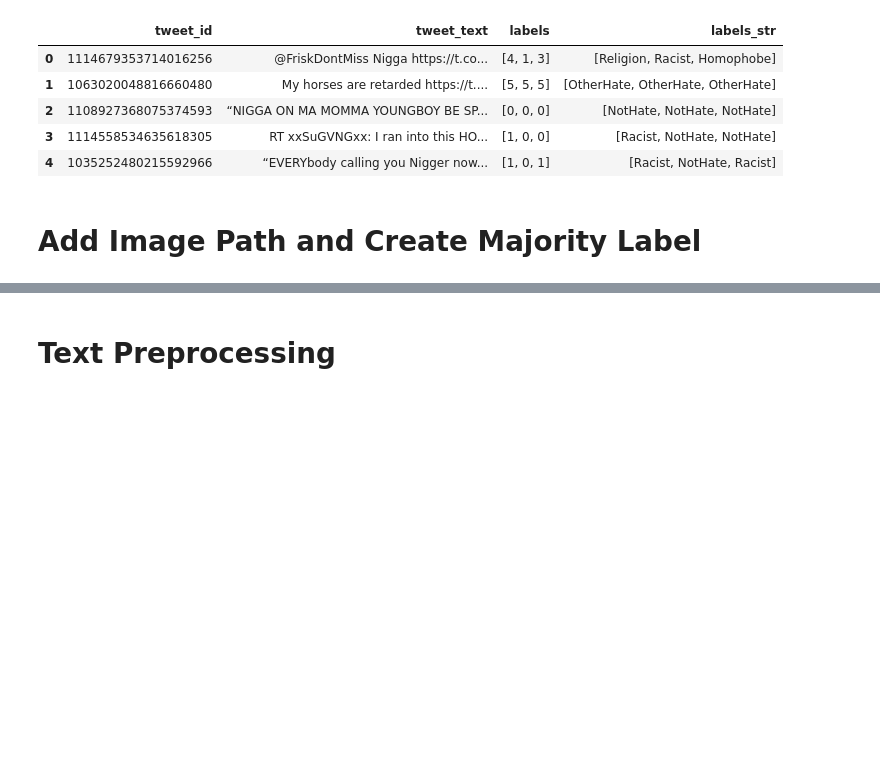
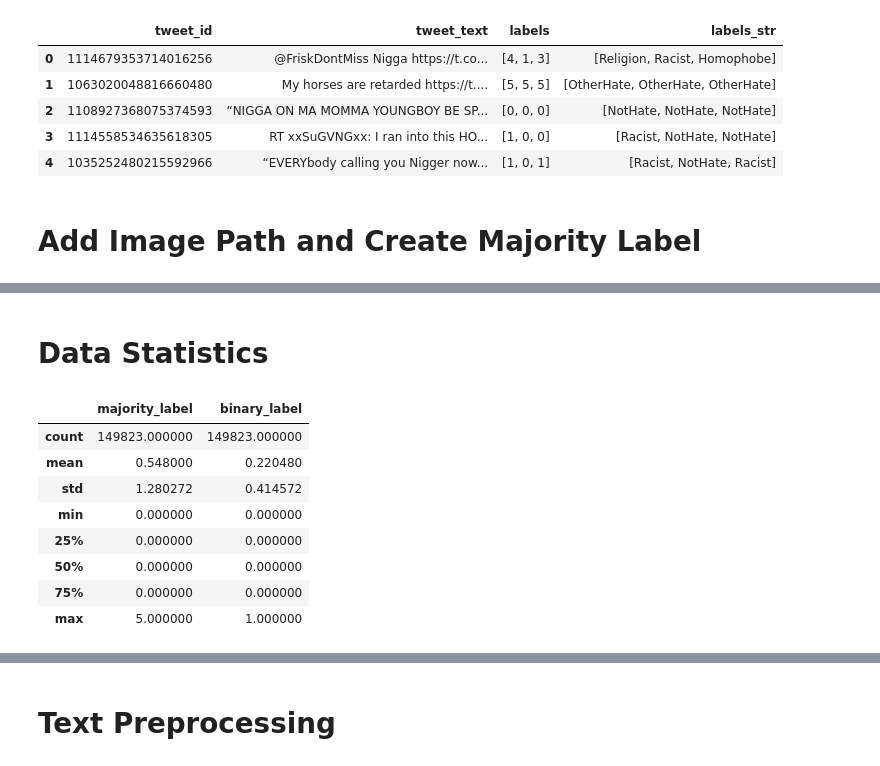
Before and after one commit to tsmuskin/599_Project, a Jupyter notebook: Data Cleaning.ipynb, the cells around one changed output, grey strips where cells are left out. Saved outputs shown, nothing was run; the diff lists cells and outputs as text; code cells hidden in the pictures; blank space fills up the shorter version.

```diff
--- a/Data Cleaning.ipynb
+++ b/Data Cleaning.ipynb
@@ -153,0 +176,14 @@ df.head()
+# %% [markdown]
+# Data Statistics
+# %%
+df.describe()
+# %% [output]
+|  | majority_label | binary_label |
+| count | 149823.000000 | 149823.000000 |
+| mean | 0.548000 | 0.220480 |
+| std | 1.280272 | 0.414572 |
+| min | 0.000000 | 0.000000 |
+| 25% | 0.000000 | 0.000000 |
+| 50% | 0.000000 | 0.000000 |
+| 75% | 0.000000 | 0.000000 |
+| max | 5.000000 | 1.000000 |
```
Also changed, not shown: parts of 18 cells of this notebook.
